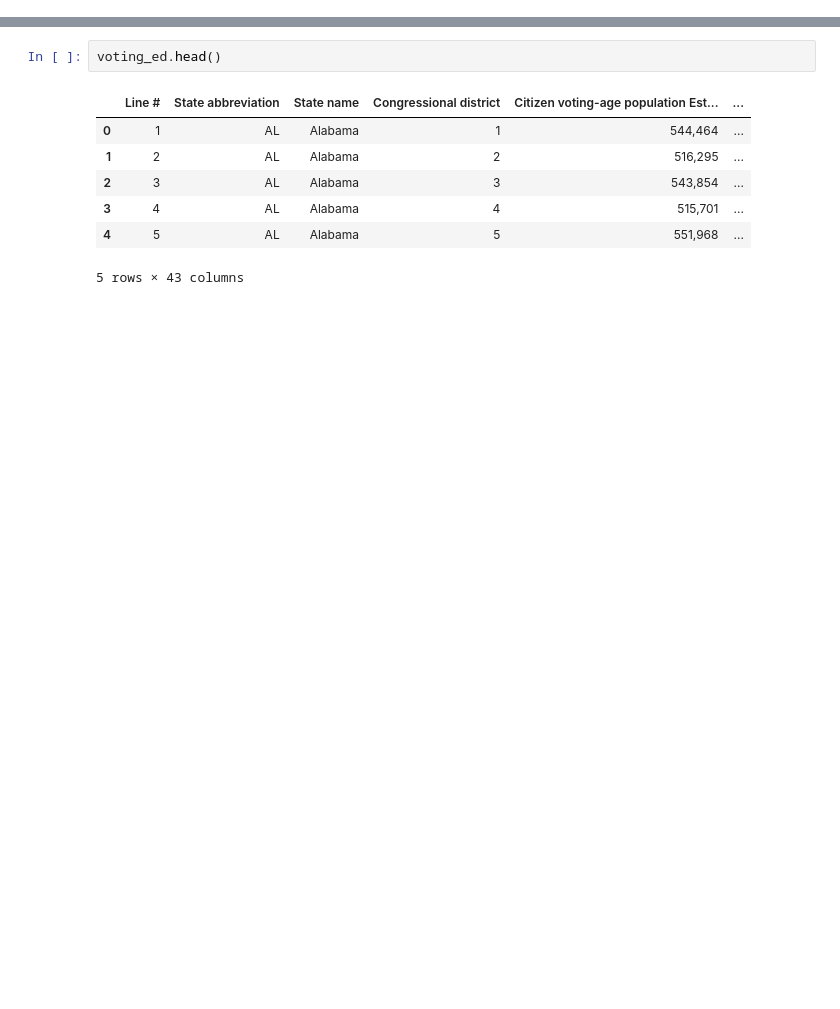
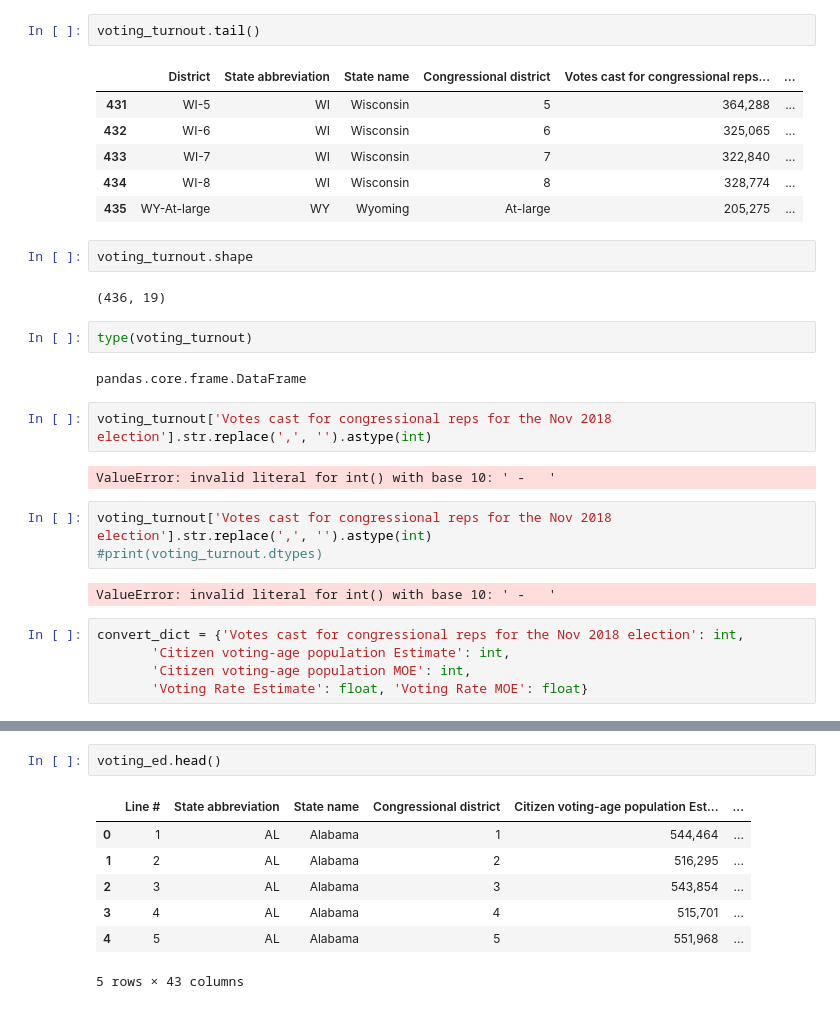
Before and after one commit to tthoang/Reading-Between-the-Gerrymandered-Lines, a Jupyter notebook: notebooks/demographics_eda.ipynb, the cells around one changed output, grey strips where cells are left out. Saved outputs shown, nothing was run; the diff lists cells and outputs as text; blank space fills up the shorter version.

```diff
--- a/notebooks/demographics_eda.ipynb
+++ b/notebooks/demographics_eda.ipynb
@@ -58,0 +86,31 @@ memory usage: 78.6+ KB
+# %%
+voting_turnout.tail()
+# %% [output]
+|  | District | State abbreviation | State name | Congressional district | Votes cast for congressional reps... | ... |
+| 431 | WI-5 | WI | Wisconsin | 5 | 364,288 | ... |
+| 432 | WI-6 | WI | Wisconsin | 6 | 325,065 | ... |
+| 433 | WI-7 | WI | Wisconsin | 7 | 322,840 | ... |
+| 434 | WI-8 | WI | Wisconsin | 8 | 328,774 | ... |
+| 435 | WY-At-large | WY | Wyoming | At-large | 205,275 | ... |
+# %%
+voting_turnout.shape
+# %% [output]
+(436, 19)
+# %%
+type(voting_turnout)
+# %% [output]
+pandas.core.frame.DataFrame
+# %%
+voting_turnout['Votes cast for congressional reps for the Nov 2018 election'].str.replace(',', '').astype(int)
+# %% [output]
+ValueError: invalid literal for int() with base 10: ' -   '
+# %%
+voting_turnout['Votes cast for congressional reps for the Nov 2018 election'].str.replace(',', '').astype(int)
+#print(voting_turnout.dtypes)
+# %% [output]
+ValueError: invalid literal for int() with base 10: ' -   '
+# %%
+convert_dict = {'Votes cast for congressional reps for the Nov 2018 election': int,
+       'Citizen voting-age population Estimate': int,
+       'Citizen voting-age population MOE': int,
+       'Voting Rate Estimate': float, 'Voting Rate MOE': float}
```
Also changed, not shown: parts of 56 cells of this notebook.
